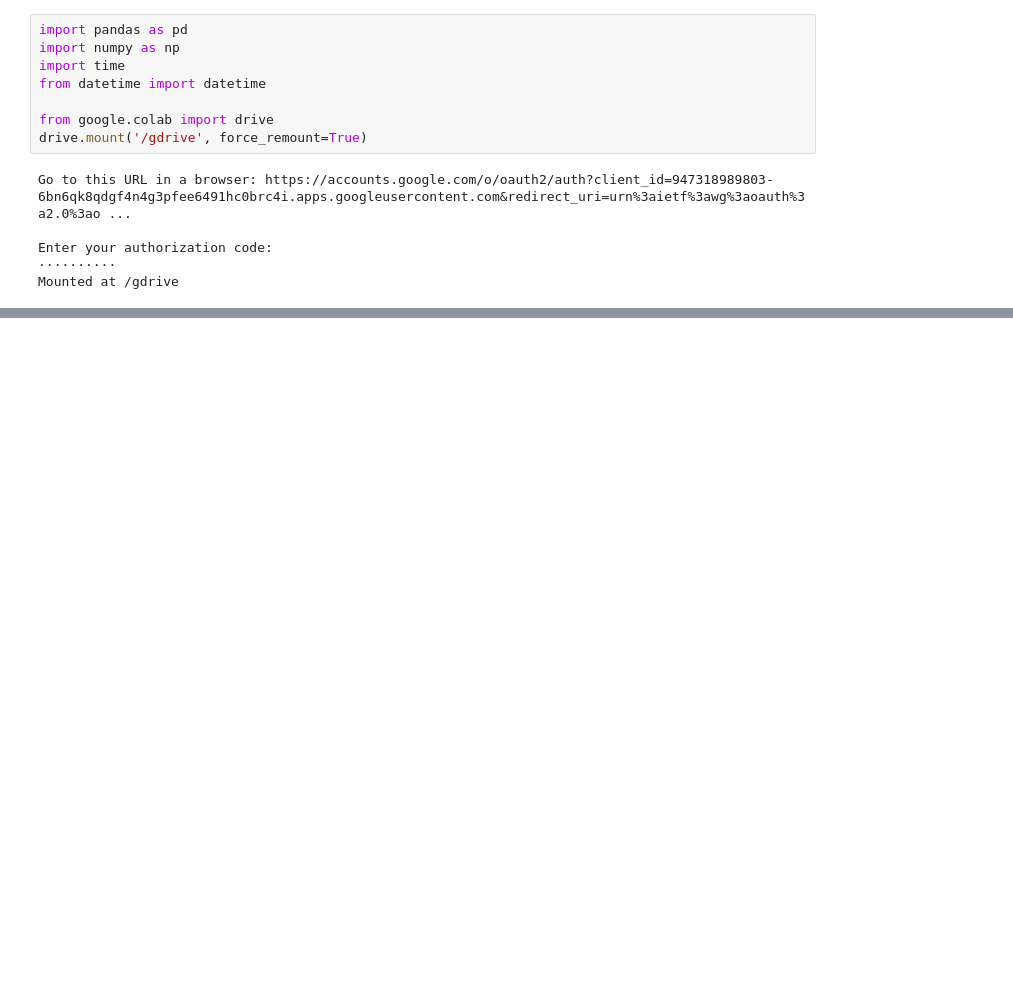
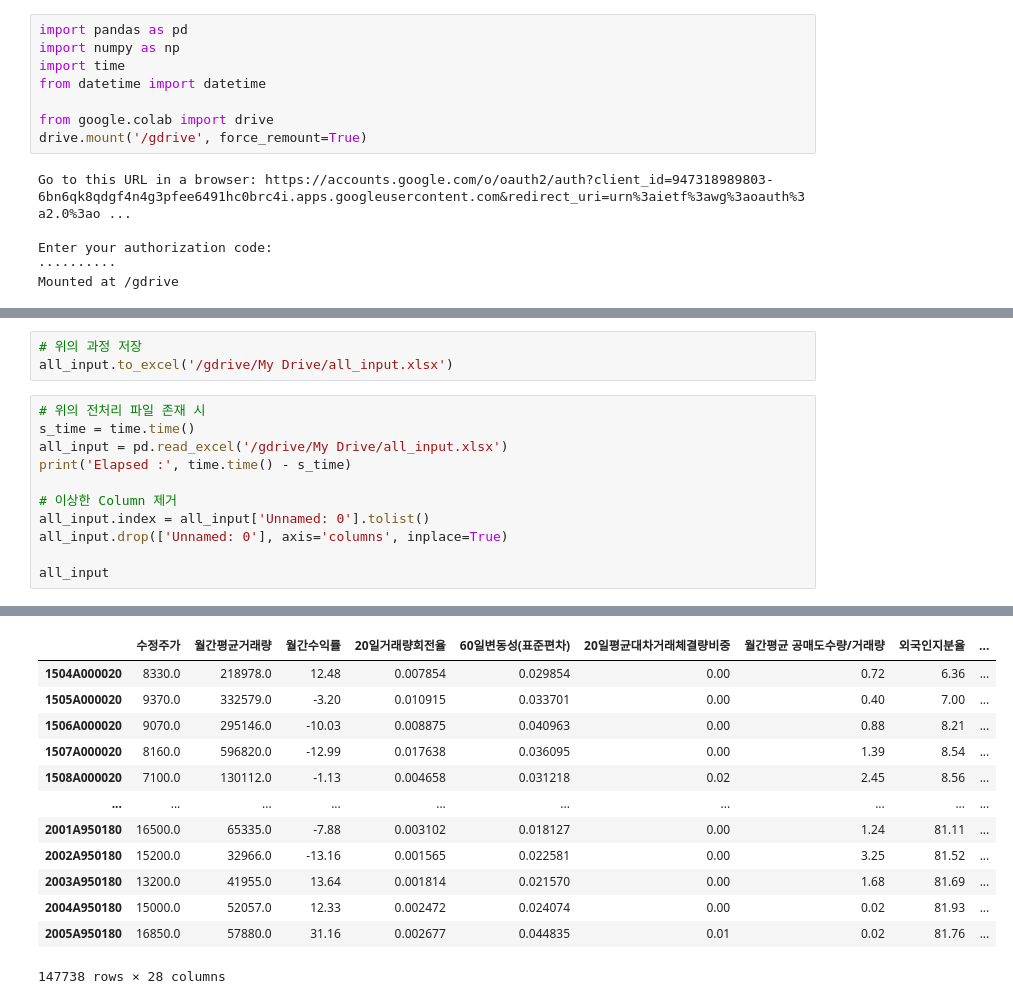
Before and after one commit to kilingki/Quant_ML_Project, a Jupyter notebook: KQR_Project.ipynb, the cells around one changed output, grey strips where cells are left out. Cells and saved outputs as stored; diff of their text form; blank space fills up the shorter version.

```diff
--- a/KQR_Project.ipynb
+++ b/KQR_Project.ipynb
@@ -91,0 +124,15 @@ all_input
+# %%
+# 위의 과정 저장
+all_input.to_excel('/gdrive/My Drive/all_input.xlsx')
+# %%
+# 위의 전처리 파일 존재 시
+s_time = time.time()
+all_input = pd.read_excel('/gdrive/My Drive/all_input.xlsx')
+print('Elapsed :', time.time() - s_time)
+
+# 이상한 Column 제거
+all_input.index = all_input['Unnamed: 0'].tolist()
+all_input.drop(['Unnamed: 0'], axis='columns', inplace=True)
+
+all_input
+# %% [output]
@@ -91,0 +140,13 @@ all_input
+|  | 수정주가 | 월간평균거래량 | 월간수익률 | 20일거래량회전율 | 60일변동성(표준편차) | 20일평균대차거래체결량비중 | 월간평균 공매도수량/거래량 | 외국인지분율 | ... |
+| 1504A000020 | 8330.0 | 218978.0 | 12.48 | 0.007854 | 0.029854 | 0.00 | 0.72 | 6.36 | ... |
+| 1505A000020 | 9370.0 | 332579.0 | -3.20 | 0.010915 | 0.033701 | 0.00 | 0.40 | 7.00 | ... |
+| 1506A000020 | 9070.0 | 295146.0 | -10.03 | 0.008875 | 0.040963 | 0.00 | 0.88 | 8.21 | ... |
+| 1507A000020 | 8160.0 | 596820.0 | -12.99 | 0.017638 | 0.036095 | 0.00 | 1.39 | 8.54 | ... |
+| 1508A000020 | 7100.0 | 130112.0 | -1.13 | 0.004658 | 0.031218 | 0.02 | 2.45 | 8.56 | ... |
+| ... | ... | ... | ... | ... | ... | ... | ... | ... | ... |
+| 2001A950180 | 16500.0 | 65335.0 | -7.88 | 0.003102 | 0.018127 | 0.00 | 1.24 | 81.11 | ... |
+| 2002A950180 | 15200.0 | 32966.0 | -13.16 | 0.001565 | 0.022581 | 0.00 | 3.25 | 81.52 | ... |
+| 2003A950180 | 13200.0 | 41955.0 | 13.64 | 0.001814 | 0.021570 | 0.00 | 1.68 | 81.69 | ... |
+| 2004A950180 | 15000.0 | 52057.0 | 12.33 | 0.002472 | 0.024074 | 0.00 | 0.02 | 81.93 | ... |
+| 2005A950180 | 16850.0 | 57880.0 | 31.16 | 0.002677 | 0.044835 | 0.01 | 0.02 | 81.76 | ... |
+147738 rows × 28 columns
```
Also changed, not shown: parts of 7 cells of this notebook.
